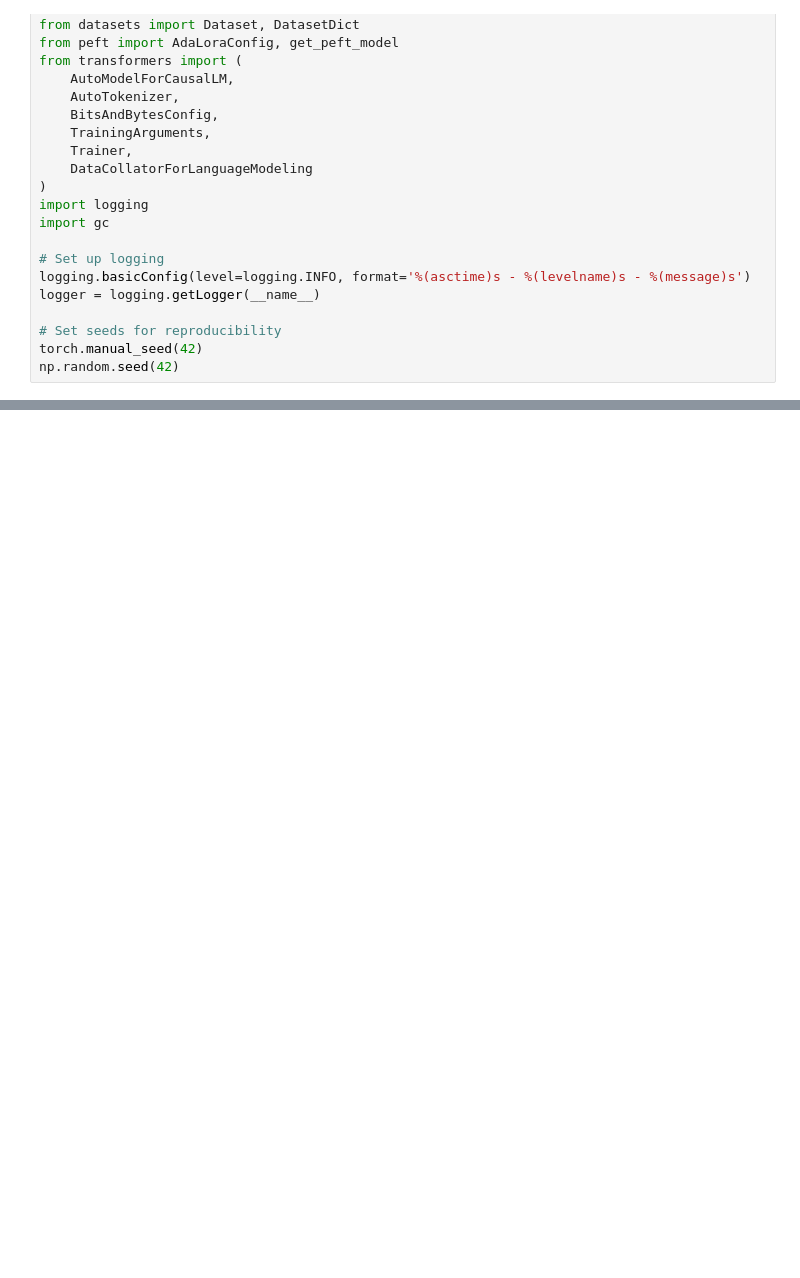
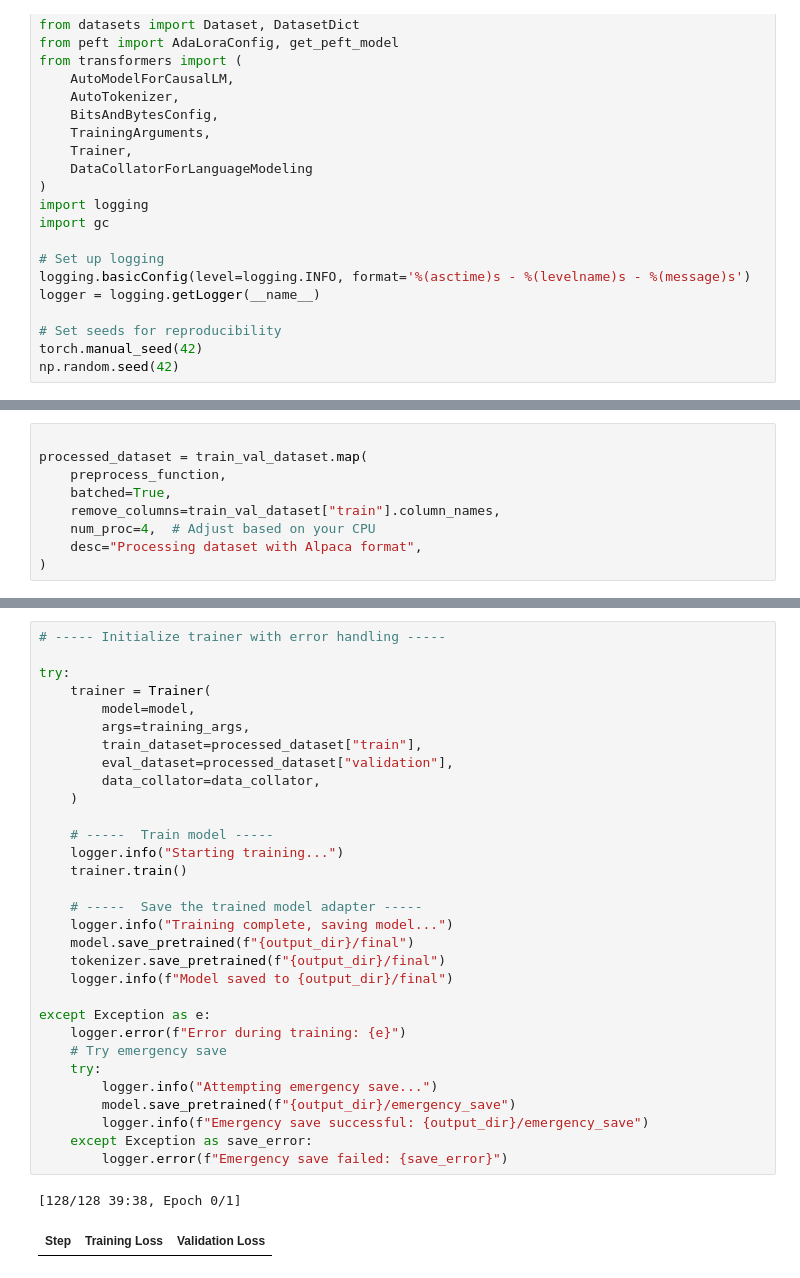
Before and after one commit to Gauri-Tripathi/Conversation-Helper, a Jupyter notebook: src/notebooks/train.ipynb, the cells around one changed output, grey strips where cells are left out. Cells and saved outputs as stored; diff of their text form; blank space fills up the shorter version.

```diff
--- a/src/notebooks/train.ipynb
+++ b/src/notebooks/train.ipynb
@@ -53,0 +169,9 @@ quant_config = BitsAndBytesConfig(
+# %%
+
+processed_dataset = train_val_dataset.map(
+    preprocess_function,
+    batched=True,
+    remove_columns=train_val_dataset["train"].column_names,
+    num_proc=4,  # Adjust based on your CPU
+    desc="Processing dataset with Alpaca format",
+)
@@ -53,0 +217,34 @@ quant_config = BitsAndBytesConfig(
+# %%
+# ----- Initialize trainer with error handling -----
+
+try:
+    trainer = Trainer(
+        model=model,
+        args=training_args,
+        train_dataset=processed_dataset["train"],
+        eval_dataset=processed_dataset["validation"],
+        data_collator=data_collator,
+    )
+
+    # -----  Train model -----
+    logger.info("Starting training...")
+    trainer.train()
+
+    # -----  Save the trained model adapter -----
+    logger.info("Training complete, saving model...")
+    model.save_pretrained(f"{output_dir}/final")
+    tokenizer.save_pretrained(f"{output_dir}/final")
+    logger.info(f"Model saved to {output_dir}/final")
+
+except Exception as e:
+    logger.error(f"Error during training: {e}")
+    # Try emergency save
+    try:
+        logger.info("Attempting emergency save...")
+        model.save_pretrained(f"{output_dir}/emergency_save")
+        logger.info(f"Emergency save successful: {output_dir}/emergency_save")
+    except Exception as save_error:
+        logger.error(f"Emergency save failed: {save_error}")
+# %% [output]
+[128/128 39:38, Epoch 0/1]
+| Step | Training Loss | Validation Loss |
```
Also changed, not shown: parts of 9 cells of this notebook.
